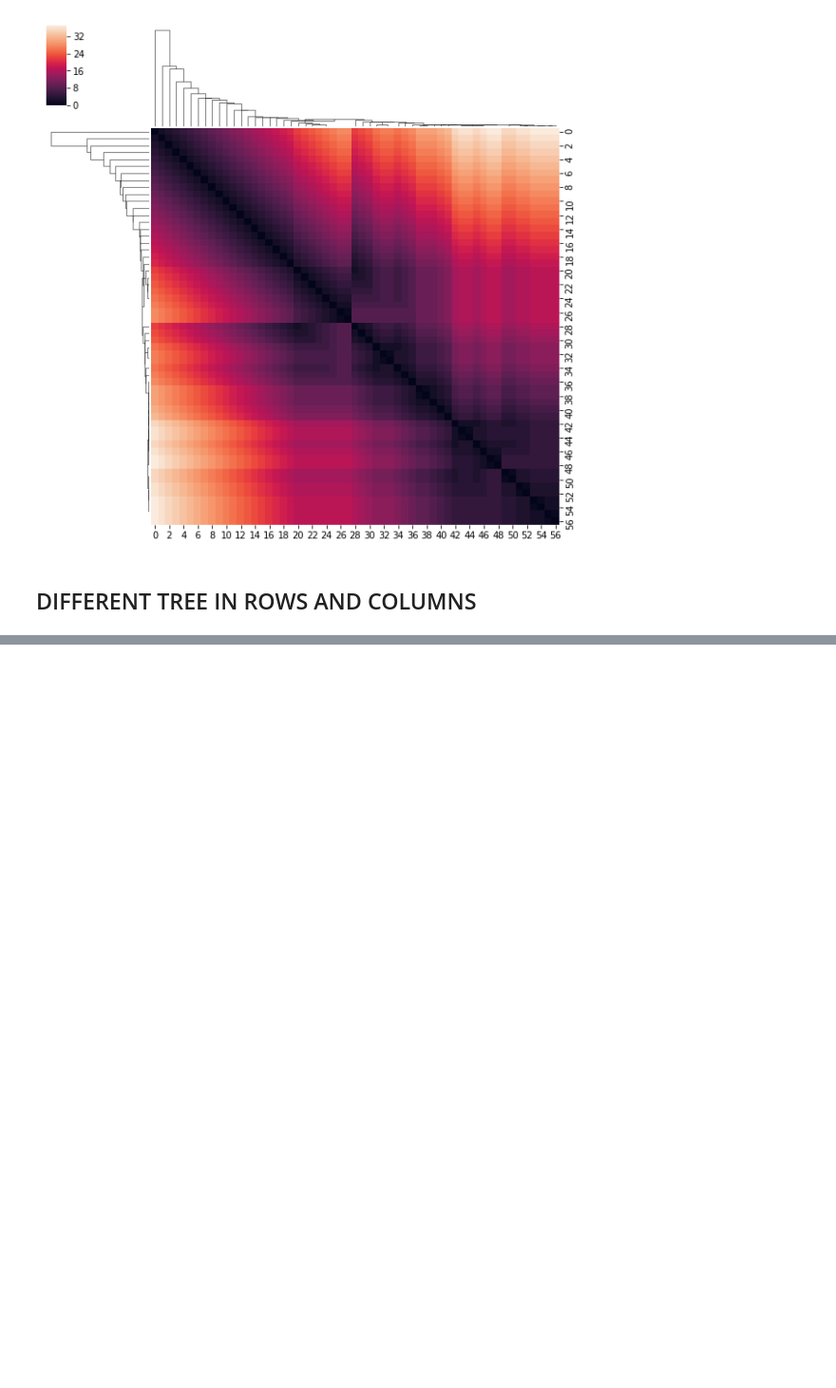
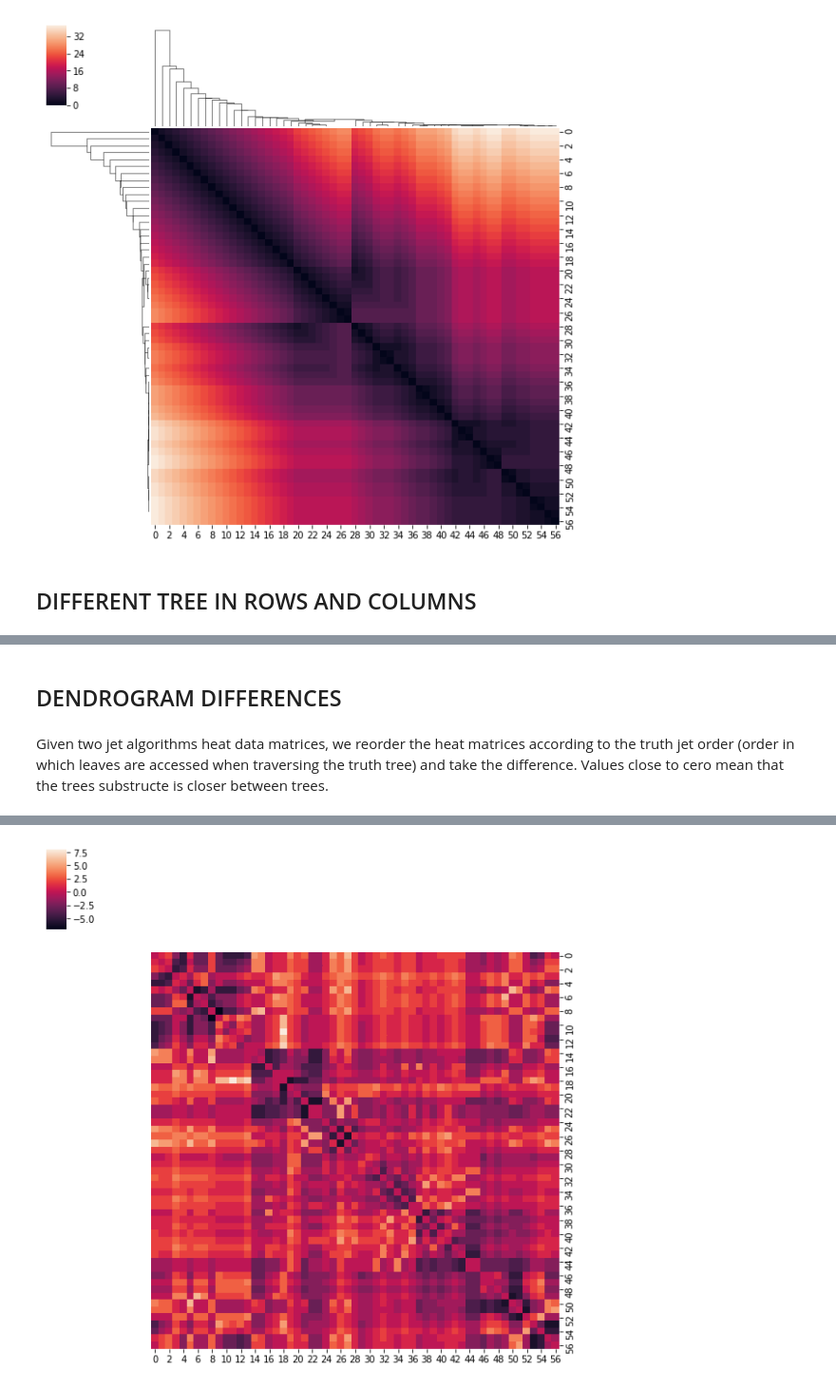
Before and after one commit to SebastianMacaluso/VisualizeBinaryTrees, a Jupyter notebook: visualizeClusterMap.ipynb, the cells around one changed output, grey strips where cells are left out. Shown at 95% size. Saved outputs shown, nothing was run; the diff lists cells and outputs as text; code cells hidden in the pictures; blank space fills up the shorter version.

```diff
--- a/visualizeClusterMap.ipynb
+++ b/visualizeClusterMap.ipynb
@@ -159 +182,12 @@ alpha row: 1 -- alpha column: -1
 [figure]
+# %% [markdown]
+## DENDROGRAM DIFFERENCES
+# %% [markdown]
+Given two jet algorithms heat data matrices, we reorder the heat matrices according to the truth jet order (order in which leaves are accessed when traversing the truth tree) and take the difference. Values close to cero mean that the trees substructe is closer between trees.
+# %%
+heatClustermap.dendrogramDiff(
+    truthJet=truth_jet,
+    recluster_jet1=reclusterKt,
+    full_path=False,
+    FigName=None)
+# %% [output]
@@ -159,0 +195 @@ alpha row: 1 -- alpha column: -1
+[figure, added]
```
Also changed, not shown: parts of 22 cells of this notebook, 6 other files.
